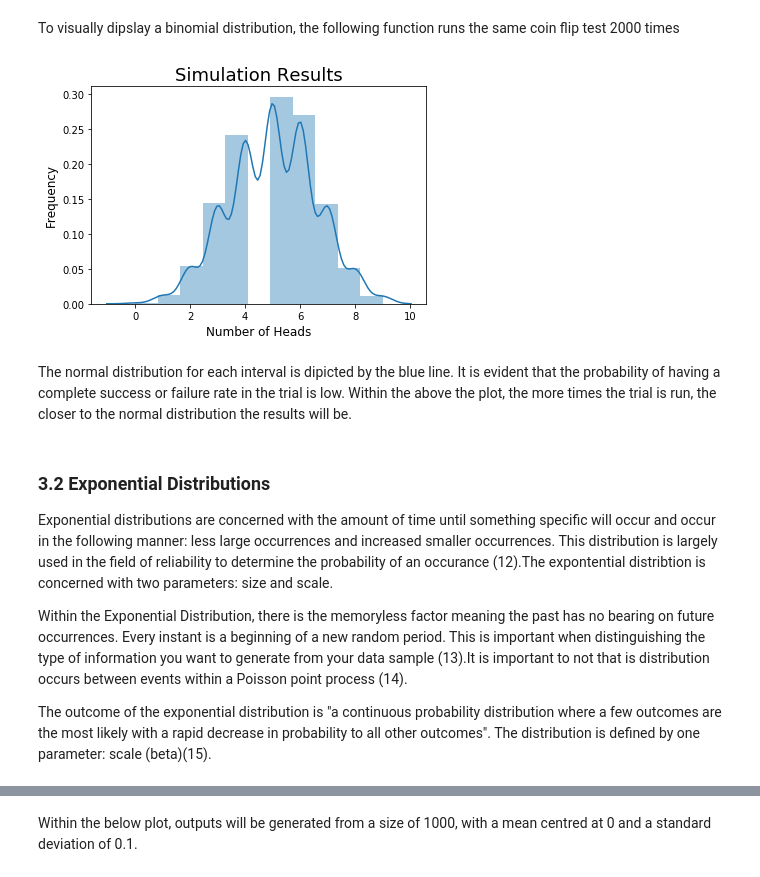
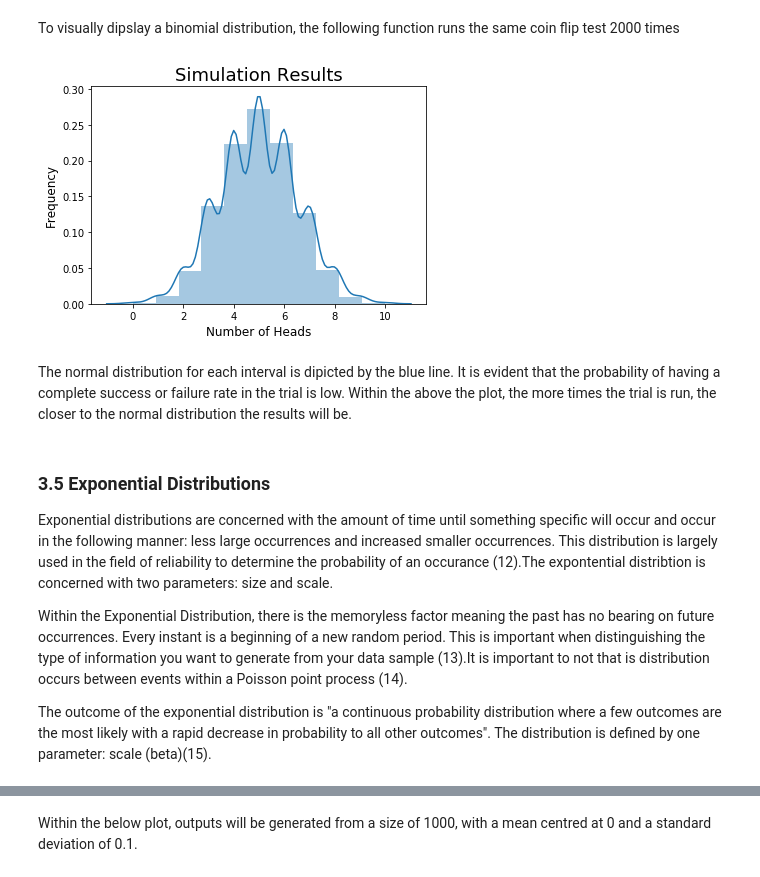
Before and after one commit to martinaobrien/numpy-random, a Jupyter notebook: numpy-random.ipynb, the cells around one changed output, grey strips where cells are left out. Saved outputs shown, nothing was run; the diff lists cells and outputs as text; code cells hidden in the pictures.

```diff
--- a/numpy-random.ipynb
+++ b/numpy-random.ipynb
@@ -360,28 +418,28 @@ To visually dipslay a binomial distribution, the following function runs the sam
 # %%
 # Import libraries
 import numpy as np
 import matplotlib.pyplot as plt
 import seaborn as sns
 #Seaborn is a Python data visualization library based on matplotlib.
 #It provides a high-level interface for drawing attractive and informative statistical graphics.
 
 n, p = 10, .5 # number of trials, probability of each trial
-s = [np.random.binomial(n,p,20000)]
+s = [np.random.binomial(n,p,2000)]
 
 # Plot the results as a histogram
 plt.hist = sns.distplot([s], bins=11, label='simulation results')
 plt.title("Simulation Results", fontsize=18)
 plt.xlabel("Number of Heads",fontsize=12)
 plt.ylabel("Frequency",fontsize=12)
-plt.show() #result of flipping a coin 15 times, tested 2000 times.
+plt.show() #result of flipping a coin 10 times, tested 2000 times.
 # %% [output]
-[figure, old version]
+[figure, new version]
 # %% [markdown]
 The normal distribution for each interval is dipicted by the blue line. It is evident that the probability of having a complete success or failure rate in the trial is low.
 Within the above the plot, the more times the trial is run, the closer to the normal distribution the results will be.
 # %% [markdown]
-<a id='section3.2'></a>
-### 3.2 Exponential Distributions
+<a id='section3.5'></a>
+### 3.5 Exponential Distributions
 
 
 Exponential distributions are concerned with the amount of time until something specific will occur and occur in the following manner: less large occurrences and increased smaller occurrences.  This distribution is largely used in the field of reliability to determine the probability of an occurance (12).The expontential distribtion is concerned with two parameters: size and scale.
```
Also changed, not shown: parts of 31 cells of this notebook.
